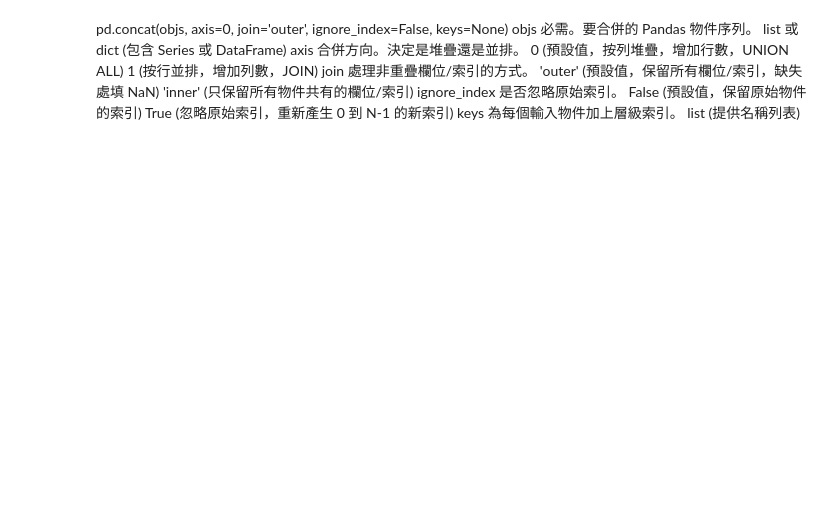
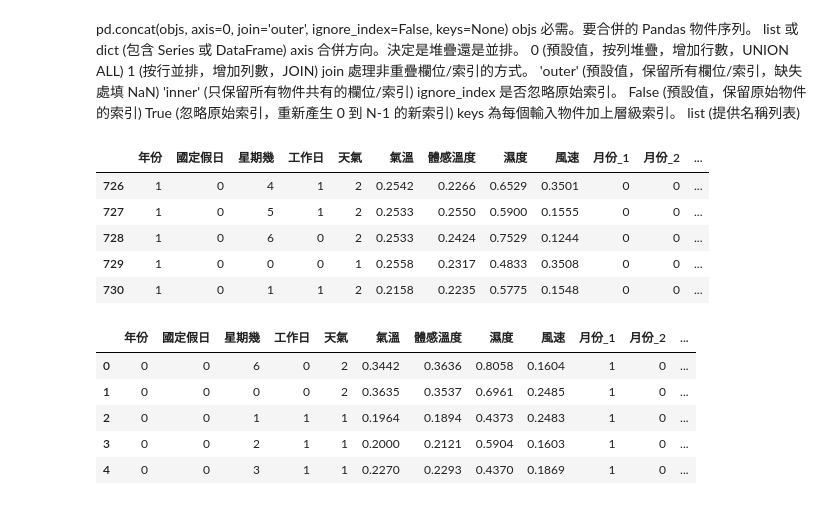
Before and after one commit to GaudiKao/learn-python-by-doing, a Jupyter notebook: Data_Structures&Alogrithms/銷量來客數預測_回歸.ipynb, the cells around one changed output. Cells and saved outputs as stored; diff of their text form; code cells hidden in the pictures; blank space fills up the shorter version.

```diff
--- a/Data_Structures&Alogrithms/銷量來客數預測_回歸.ipynb
+++ b/Data_Structures&Alogrithms/銷量來客數預測_回歸.ipynb
@@ -168,12 +243,26 @@ keys 為每個輸入物件加上層級索引。  list (提供名稱列表)
 # %%
 #調整，因為月份、季節數值大小影響，讓模型差距較大，所以要one-hot編碼
 def enc(df, column):
-    df_dummy = pd.get_dummies(df[column], prefix=column)
+    df_dummy = pd.get_dummies(df[column], prefix=column, dtype=int)
     df = pd.concat([df.drop([column],axis=1),df_dummy], axis=1)
     return df
 
 x2 = x.copy()
 x2 = enc(x2, '月份')
 x2 = enc(x2, '季節')
 
+display(x2.tail())
 display(x2.head())
+# %% [output]
+|  | 年份 | 國定假日 | 星期幾 | 工作日 | 天氣 | 氣溫 | 體感溫度 | 濕度 | 風速 | 月份_1 | 月份_2 | ... |
+| 726 | 1 | 0 | 4 | 1 | 2 | 0.2542 | 0.2266 | 0.6529 | 0.3501 | 0 | 0 | ... |
+| 727 | 1 | 0 | 5 | 1 | 2 | 0.2533 | 0.2550 | 0.5900 | 0.1555 | 0 | 0 | ... |
+| 728 | 1 | 0 | 6 | 0 | 2 | 0.2533 | 0.2424 | 0.7529 | 0.1244 | 0 | 0 | ... |
+| 729 | 1 | 0 | 0 | 0 | 1 | 0.2558 | 0.2317 | 0.4833 | 0.3508 | 0 | 0 | ... |
+| 730 | 1 | 0 | 1 | 1 | 2 | 0.2158 | 0.2235 | 0.5775 | 0.1548 | 0 | 0 | ... |
+|  | 年份 | 國定假日 | 星期幾 | 工作日 | 天氣 | 氣溫 | 體感溫度 | 濕度 | 風速 | 月份_1 | 月份_2 | ... |
+| 0 | 0 | 0 | 6 | 0 | 2 | 0.3442 | 0.3636 | 0.8058 | 0.1604 | 1 | 0 | ... |
+| 1 | 0 | 0 | 0 | 0 | 2 | 0.3635 | 0.3537 | 0.6961 | 0.2485 | 1 | 0 | ... |
+| 2 | 0 | 0 | 1 | 1 | 1 | 0.1964 | 0.1894 | 0.4373 | 0.2483 | 1 | 0 | ... |
+| 3 | 0 | 0 | 2 | 1 | 1 | 0.2000 | 0.2121 | 0.5904 | 0.1603 | 1 | 0 | ... |
+| 4 | 0 | 0 | 3 | 1 | 1 | 0.2270 | 0.2293 | 0.4370 | 0.1869 | 1 | 0 | ... |
```
Also changed, not shown: parts of 12 cells of this notebook, 11 other files.
